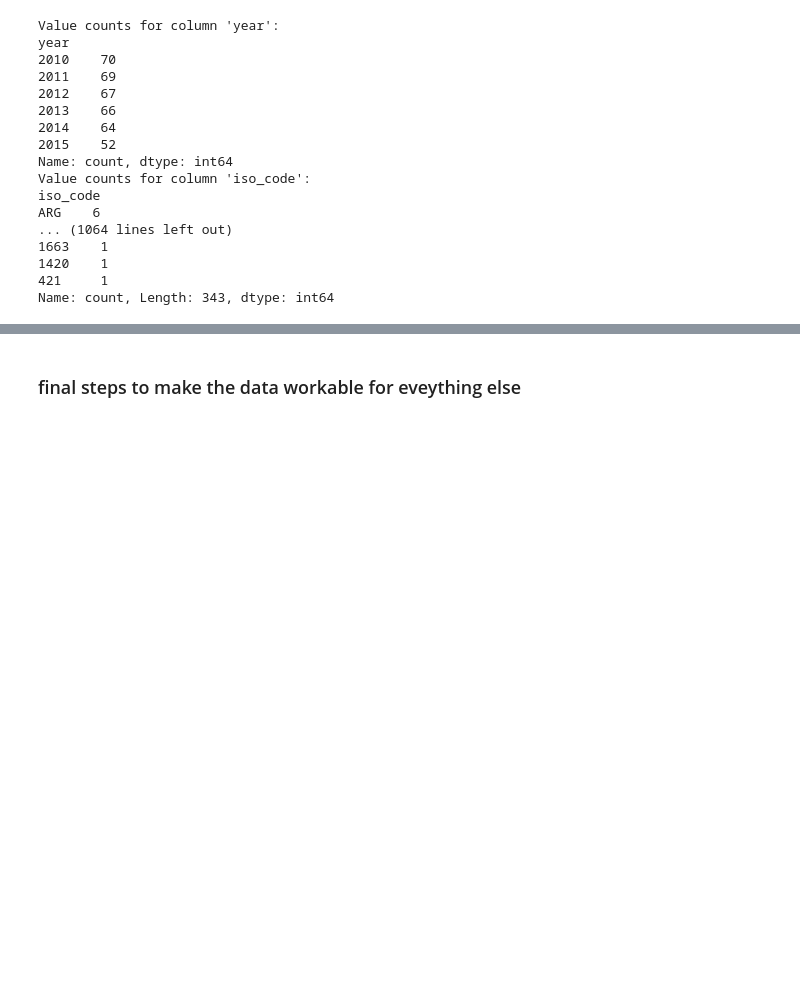
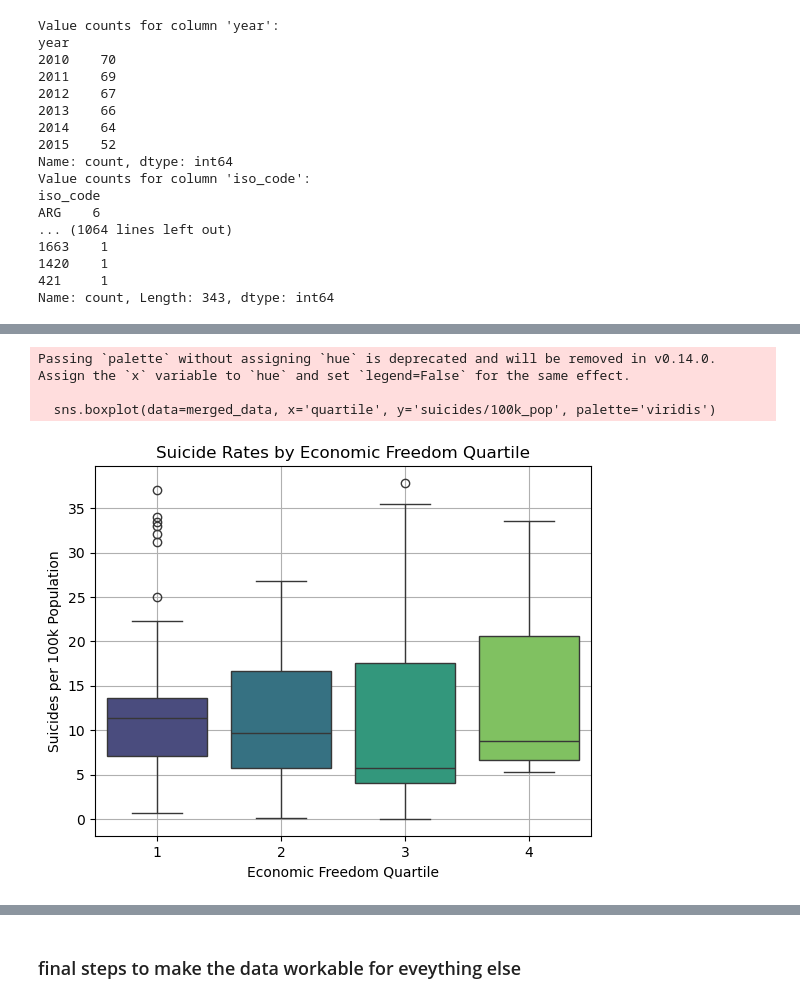
Before and after one commit to miamelaniemoor/human-freedom-and-suicide, a Jupyter notebook: Untitled.ipynb, the cells around one changed output, grey strips where cells are left out. Drawn from its saved outputs; the diff is of its cells as text; code cells hidden in the pictures; blank space fills up the shorter version.

Commit message:
work on models and a few graphs

```diff
--- a/Untitled.ipynb
+++ b/Untitled.ipynb
@@ -608,10 +629,15 @@ Name: count, Length: 343, dtype: int64
 # %%
-#sns.boxplot(data=merged_data, x='Quartile', y='suicides/100k_pop', palette='viridis')
-#plt.title('Suicide Rates by Economic Freedom Quartile')
-#plt.xlabel('Economic Freedom Quartile')
-#plt.ylabel('Suicides per 100k Population')
-#plt.grid(True)
-#plt.show()
+sns.boxplot(data=merged_data, x='quartile', y='suicides/100k_pop', palette='viridis')
+plt.title('Suicide Rates by Economic Freedom Quartile')
+plt.xlabel('Economic Freedom Quartile')
+plt.ylabel('Suicides per 100k Population')
+plt.grid(True)
+plt.show()
+# %% [output]
+Passing `palette` without assigning `hue` is deprecated and will be removed in v0.14.0. Assign the `x` variable to `hue` and set `legend=False` for the same effect.
+
+  sns.boxplot(data=merged_data, x='quartile', y='suicides/100k_pop', palette='viridis')
+[figure, added]
 # %%
 # # Scatter plot for Economic Freedom Rank vs Suicide Rate
 # plt.figure(figsize=(10, 6))
```
Also changed, not shown: parts of 40 cells of this notebook, 2 other files.
